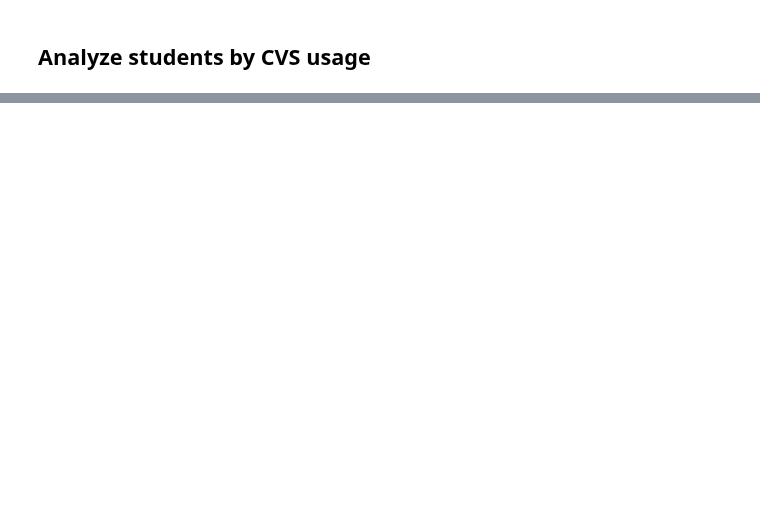
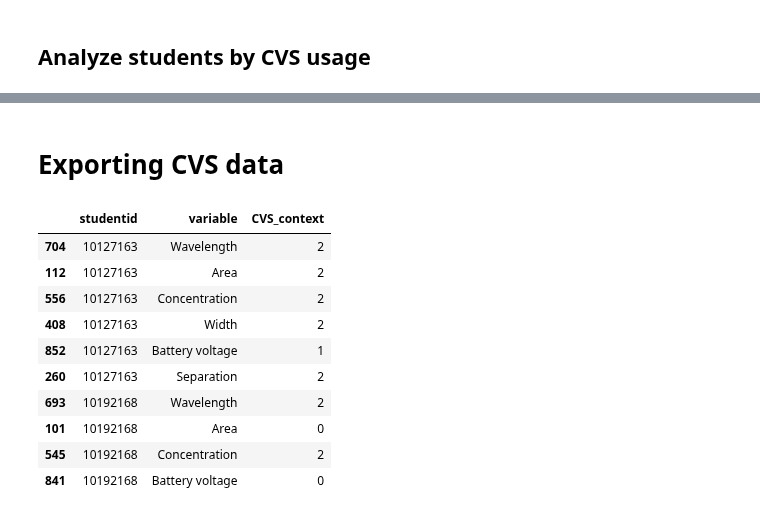
Before and after one commit to jmassall/inquiry_virtualLabs_study, a Jupyter notebook: analysis/comparing_cvs_usage.ipynb, the cells around one changed output, grey strips where cells are left out. Saved outputs shown, nothing was run; the diff lists cells and outputs as text; code cells hidden in the pictures; blank space fills up the shorter version.

```diff
--- a/analysis/comparing_cvs_usage.ipynb
+++ b/analysis/comparing_cvs_usage.ipynb
@@ -198,0 +186,24 @@ sns.heatmap(pca.components_.T,yticklabels=cluster_columns,annot=True)
+# %% [markdown]
+# Exporting CVS data
+# %%
+for df,number_trials in zip([cvs_2_df,cvs_3_df,cvs_4_df],[2,3,4]):
+    cvs_massage = pd.melt(df, id_vars=['studentid'],value_vars=variables,value_name='CVS_context')
+    cvs_massage.replace('graph',2,inplace=True);
+    cvs_massage.replace('table',1,inplace=True);
+    cvs_massage.replace('table_consecutive',1,inplace=True);
+    cvs_massage.replace('x',0,inplace=True);
+    cvs_massage.to_csv(os.path.join(BIG_FOLDER,'all_massaged_data\\cvs_{0}_merged_context.txt'.format(number_trials)), sep='\t')
+# %%
+cvs_massage.sort_values('studentid').head(10)
+# %% [output]
+|  | studentid | variable | CVS_context |
+| 704 | 10127163 | Wavelength | 2 |
+| 112 | 10127163 | Area | 2 |
+| 556 | 10127163 | Concentration | 2 |
+| 408 | 10127163 | Width | 2 |
+| 852 | 10127163 | Battery voltage | 1 |
+| 260 | 10127163 | Separation | 2 |
+| 693 | 10192168 | Wavelength | 2 |
+| 101 | 10192168 | Area | 0 |
+| 545 | 10192168 | Concentration | 2 |
+| 841 | 10192168 | Battery voltage | 0 |
```
Also changed, not shown: parts of 17 cells of this notebook, 4 other files.
